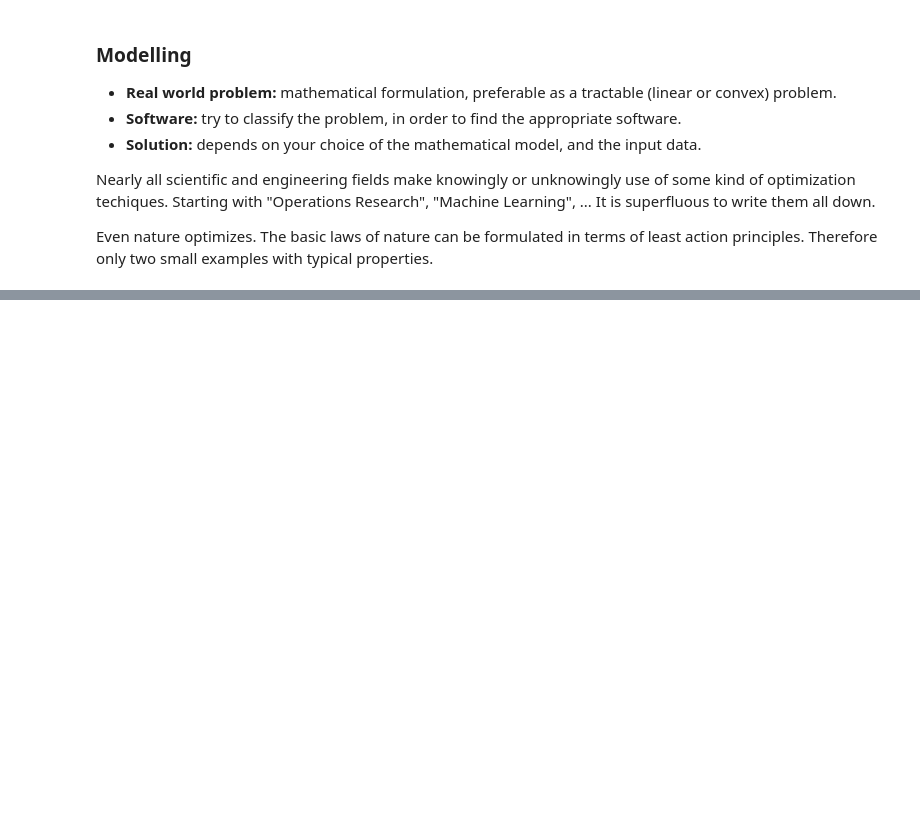
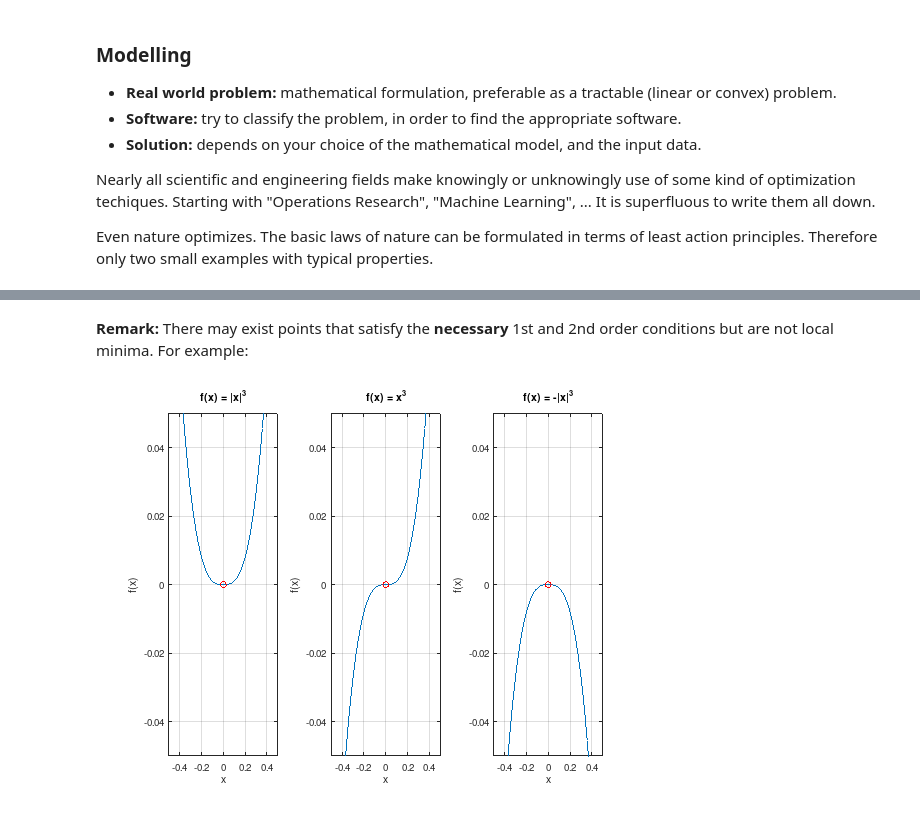
Before and after one commit to siko1056/optim-2021, a Jupyter notebook: jupyter/nlo-lecture-01-intro.ipynb, the cells around one changed output, grey strips where cells are left out. Saved outputs shown, nothing was run; the diff lists cells and outputs as text; code cells hidden in the pictures; blank space fills up the shorter version.

```diff
--- a/jupyter/nlo-lecture-01-intro.ipynb
+++ b/jupyter/nlo-lecture-01-intro.ipynb
@@ -189,0 +432,22 @@ Therefore only two small examples with typical properties.
+# %% [markdown]
+**Remark:** There may exist points that satisfy the **necessary** 1st and 2nd order conditions
+but are not local minima.  For example:
+# %%
+x = linspace (-0.5, 0.5, 50);
+fstr = {'|x|^3', 'x^3', '-|x|^3'};
+f = {@(x) abs(x).^3, @(x) x.^3, @(x) -abs(x).^3};
+for i = 1:3
+  fun = f{i};
+  subplot (1, 3, i);
+  plot (x, fun(x));
+  hold on;
+  plot (0, 0, 'ro');
+  grid on;
+  xlim ([-0.5, 0.5]);
+  ylim ([-0.05, 0.05]);
+  xlabel ('x');
+  ylabel ('f(x)');
+  title (['f(x) = ', fstr{i}]);
+end
+# %% [output]
+[figure, added]
```
Also changed, not shown: parts of 16 cells of this notebook, 2 other files.
